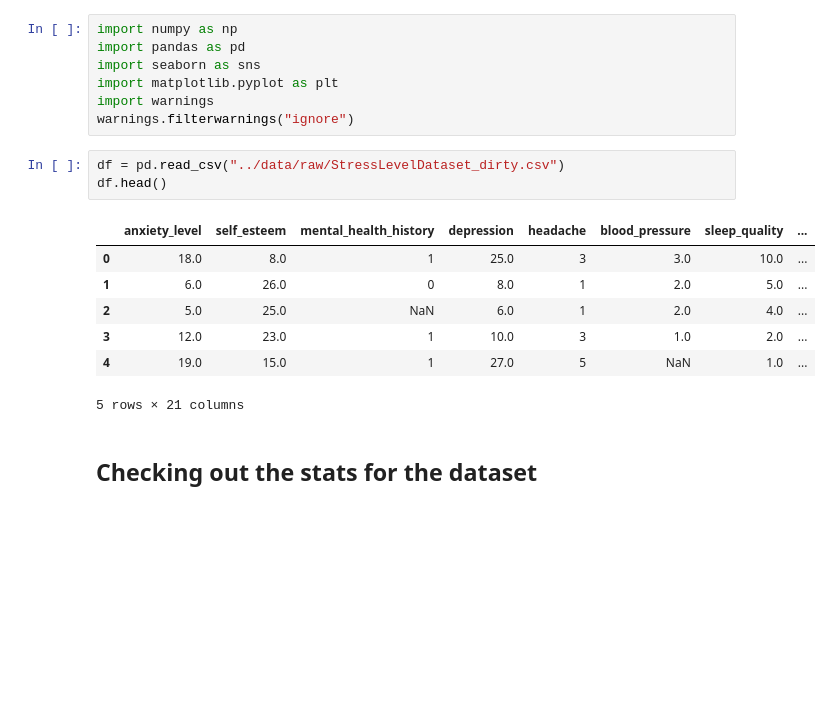
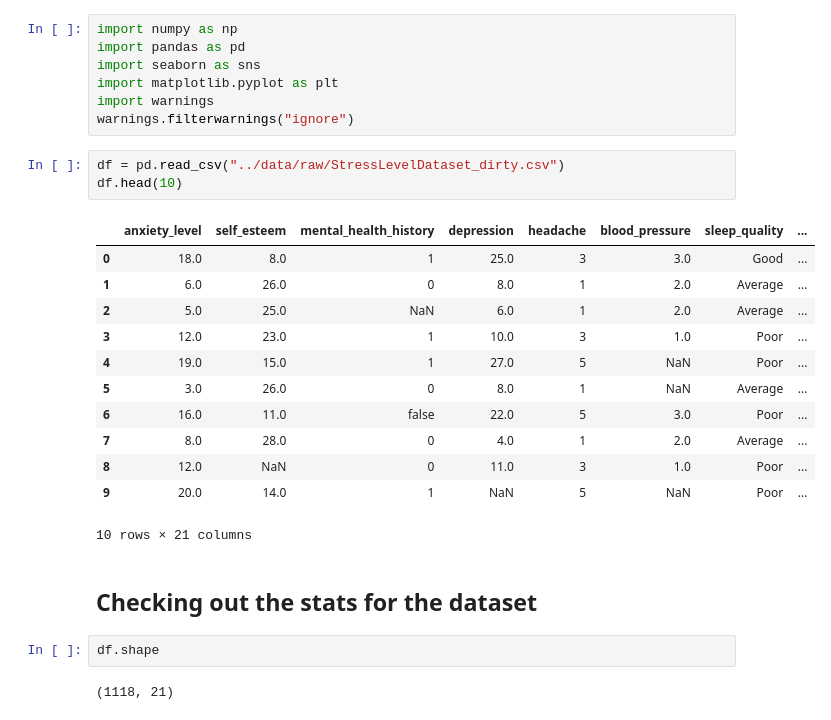
Before and after one commit to Hrick-08/Student-Stress-Analysis-and-Academic-Performance-Predictor, a Jupyter notebook: notebooks/EDA.ipynb, the cells around one changed output. Drawn from its saved outputs; the diff is of its cells as text; blank space fills up the shorter version.

```diff
--- a/notebooks/EDA.ipynb
+++ b/notebooks/EDA.ipynb
@@ -9,14 +9,23 @@ import warnings
 warnings.filterwarnings("ignore")
 # %%
 df = pd.read_csv("../data/raw/StressLevelDataset_dirty.csv")
-df.head()
+df.head(10)
 # %% [output]
 |  | anxiety_level | self_esteem | mental_health_history | depression | headache | blood_pressure | sleep_quality | ... |
-| 0 | 18.0 | 8.0 | 1 | 25.0 | 3 | 3.0 | 10.0 | ... |
-| 1 | 6.0 | 26.0 | 0 | 8.0 | 1 | 2.0 | 5.0 | ... |
-| 2 | 5.0 | 25.0 | NaN | 6.0 | 1 | 2.0 | 4.0 | ... |
-| 3 | 12.0 | 23.0 | 1 | 10.0 | 3 | 1.0 | 2.0 | ... |
-| 4 | 19.0 | 15.0 | 1 | 27.0 | 5 | NaN | 1.0 | ... |
+| 0 | 18.0 | 8.0 | 1 | 25.0 | 3 | 3.0 | Good | ... |
+| 1 | 6.0 | 26.0 | 0 | 8.0 | 1 | 2.0 | Average | ... |
+| 2 | 5.0 | 25.0 | NaN | 6.0 | 1 | 2.0 | Average | ... |
+| 3 | 12.0 | 23.0 | 1 | 10.0 | 3 | 1.0 | Poor | ... |
+| 4 | 19.0 | 15.0 | 1 | 27.0 | 5 | NaN | Poor | ... |
+| 5 | 3.0 | 26.0 | 0 | 8.0 | 1 | NaN | Average | ... |
+| 6 | 16.0 | 11.0 | false | 22.0 | 5 | 3.0 | Poor | ... |
+| 7 | 8.0 | 28.0 | 0 | 4.0 | 1 | 2.0 | Average | ... |
+| 8 | 12.0 | NaN | 0 | 11.0 | 3 | 1.0 | Poor | ... |
+| 9 | 20.0 | 14.0 | 1 | NaN | 5 | NaN | Poor | ... |
-5 rows × 21 columns
+10 rows × 21 columns
 # %% [markdown]
 ## Checking out the stats for the dataset
+# %%
+df.shape
+# %% [output]
+(1118, 21)
```
Also changed, not shown: parts of 79 cells of this notebook, 4 other files.
